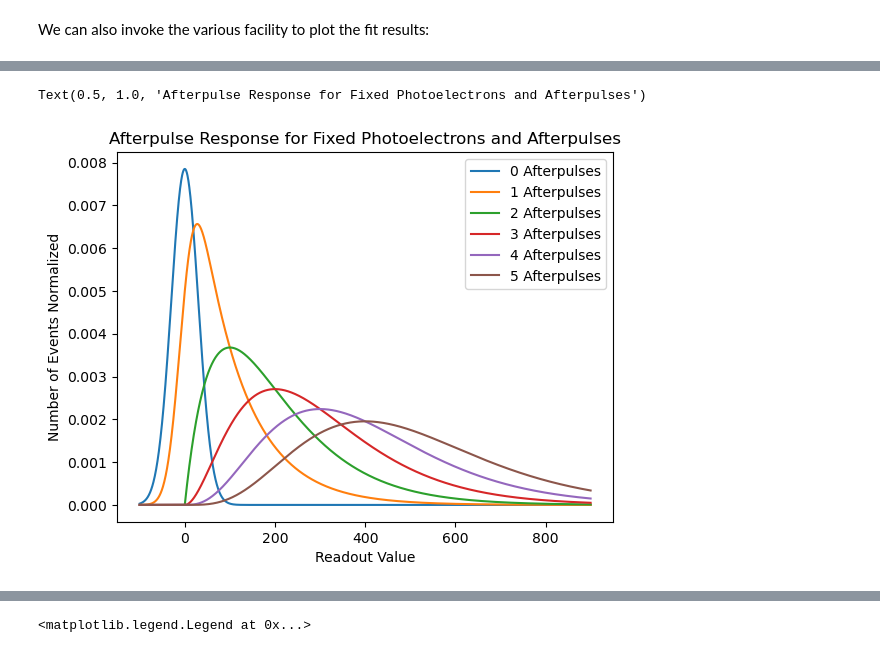
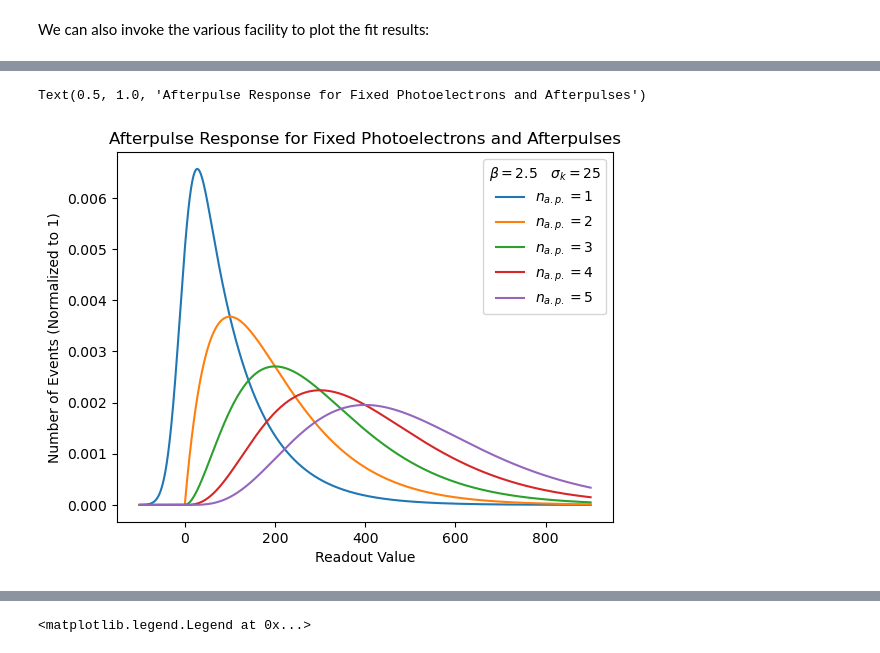
Before and after one commit to UMDCMS/sipmpdf, a Jupyter notebook: docs/sipm_functions.ipynb, the cells around one changed output, grey strips where cells are left out. Cells and saved outputs as stored; diff of their text form; code cells hidden in the pictures.

```diff
--- a/docs/sipm_functions.ipynb
+++ b/docs/sipm_functions.ipynb
@@ -257,39 +249,37 @@ In our implementation of the function the factor $x-p_k$ is taken together as on
 # %%
 x = np.linspace(-100, 900, 2000)
-
-zero_ap_response=sipmpdf.functions.binomial_prob(x=0, total=5, prob=.1)*sipmpdf.functions.normal(x=x, mean=0, scale=30)
 
 single_ap_response=sipmpdf.functions.ap_response_smeared(x=x,
                                        smear=25,
                                        n_ap=1,
                                        beta=100)
 
 two_ap_response=sipmpdf.functions.ap_response_smeared(x=x,
                                                      smear=25,
                                                      n_ap=2,
                                                      beta=100)
 three_ap_response=sipmpdf.functions.ap_response_smeared(x=x,
                                                        smear=25,
                                                        n_ap=3,
                                                        beta=100)
 four_ap_response=sipmpdf.functions.ap_response_smeared(x=x,
                                                        smear=25,
                                                        n_ap=4,
                                                        beta=100)
 five_ap_response=sipmpdf.functions.ap_response_smeared(x=x,
                                                        smear=25,
                                                        n_ap=5,
                                                        beta=100)
-plt.plot(x, zero_ap_response, label=f'0 Afterpulses')
-plt.plot(x, single_ap_response, label=f'1 Afterpulses')
-plt.plot(x, two_ap_response, label=f'2 Afterpulses')
-plt.plot(x, three_ap_response, label=f'3 Afterpulses')
-plt.plot(x, four_ap_response, label=f'4 Afterpulses')
-plt.plot(x, five_ap_response, label=f'5 Afterpulses')
-plt.legend()
+plt.plot(x, single_ap_response, label=r'$n_{a.p.}=1$')
+plt.plot(x, two_ap_response, label=r'$n_{a.p.}=2$')
+plt.plot(x, three_ap_response, label=r'$n_{a.p.}=3$')
+plt.plot(x, four_ap_response, label=r'$n_{a.p.}=4$')
+plt.plot(x, five_ap_response, label=r'$n_{a.p.}=5$')
+
+plt.legend(title=r'$\beta=2.5\quad\sigma_k=25$')
 plt.xlabel('Readout Value')
-plt.ylabel('Number of Events Normalized')
+plt.ylabel('Number of Events (Normalized to 1)')
 plt.title('Afterpulse Response for Fixed Photoelectrons and Afterpulses')
 # %% [output]
 Text(0.5, 1.0, 'Afterpulse Response for Fixed Photoelectrons and Afterpulses')
-[figure, old version]
+[figure, new version]
```
Also changed, not shown: parts of 28 cells of this notebook, 1 other file.
